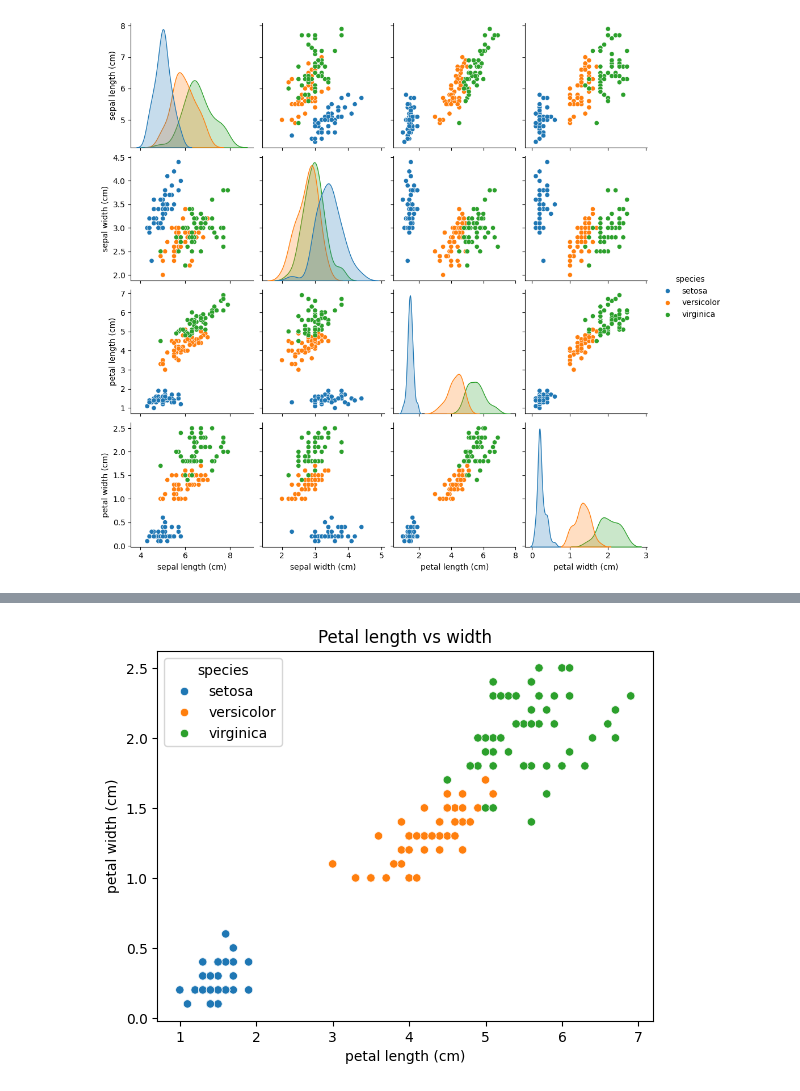
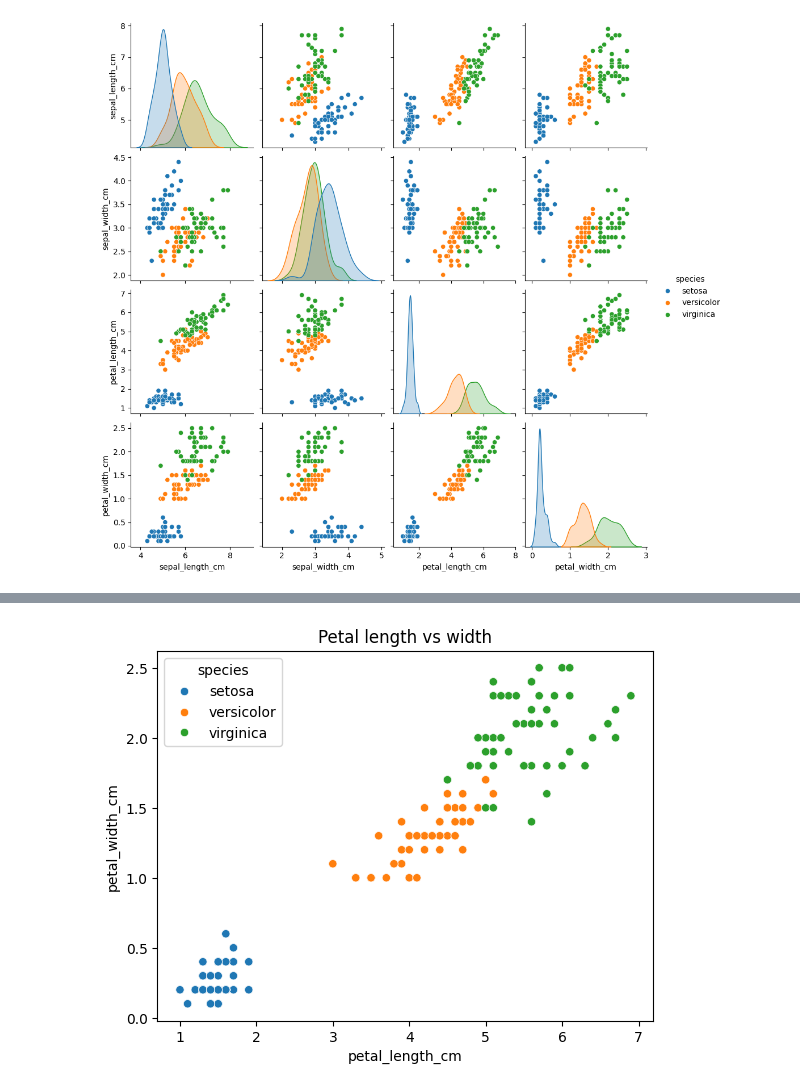
Before and after one commit to Wazard/Machine-Learning, a Jupyter notebook: iris.ipynb, the cells around one changed output, grey strips where cells are left out. Cells and saved outputs as stored; diff of their text form; code cells hidden in the pictures.

```diff
--- a/iris.ipynb
+++ b/iris.ipynb
@@ -97,7 +61,7 @@ plt.show()
 # %%
-sns.scatterplot(data=df, x="petal length (cm)", y="petal width (cm)", hue="species")
+sns.scatterplot(data=handler.df, x="petal_length_cm", y="petal_width_cm", hue="species")
 plt.title("Petal length vs width")
 plt.show()
 # %% [output]
-[figure, old version]
+[figure, new version]
 # %%
```
Also changed, not shown: parts of 7 cells of this notebook, 1 other file.
